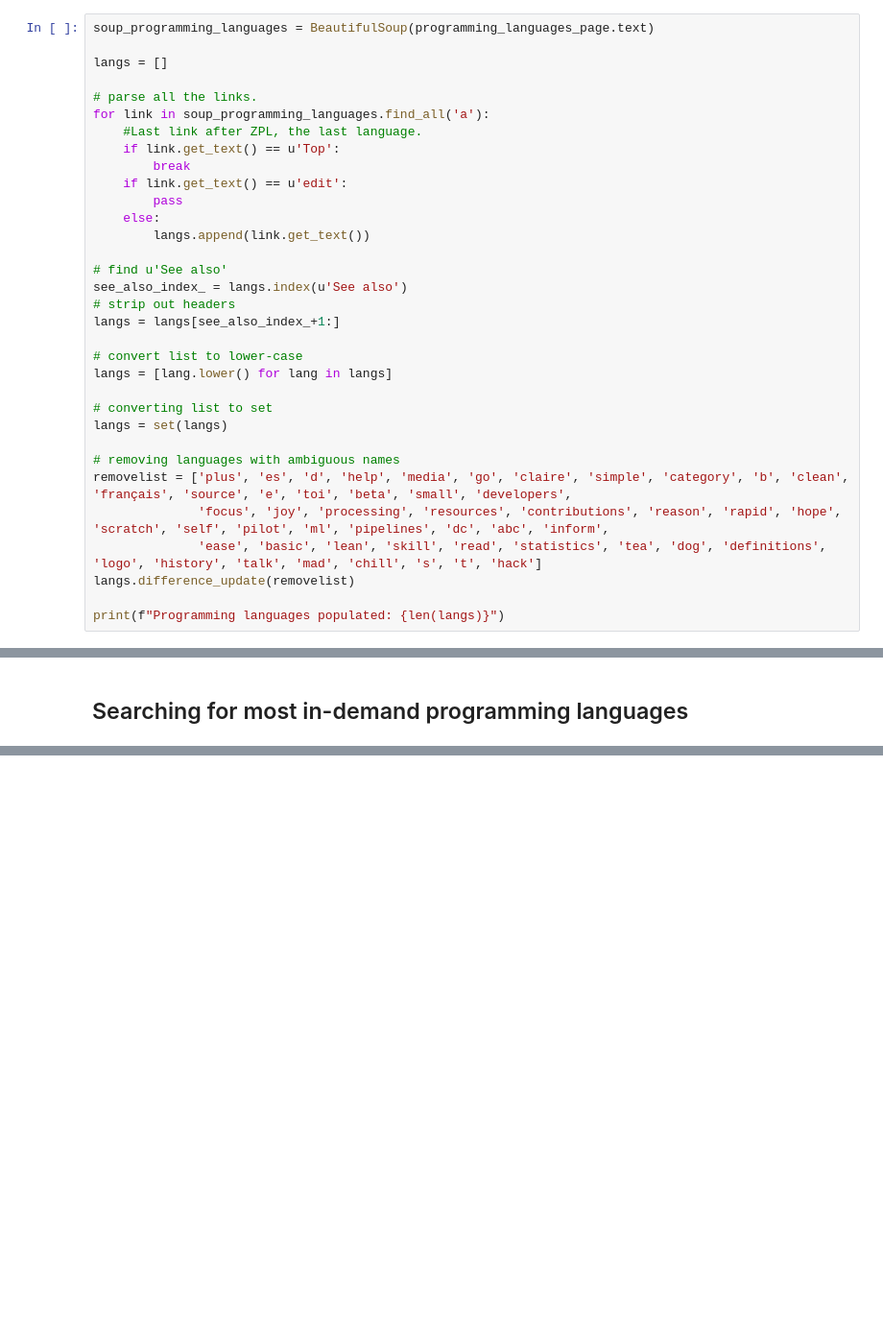
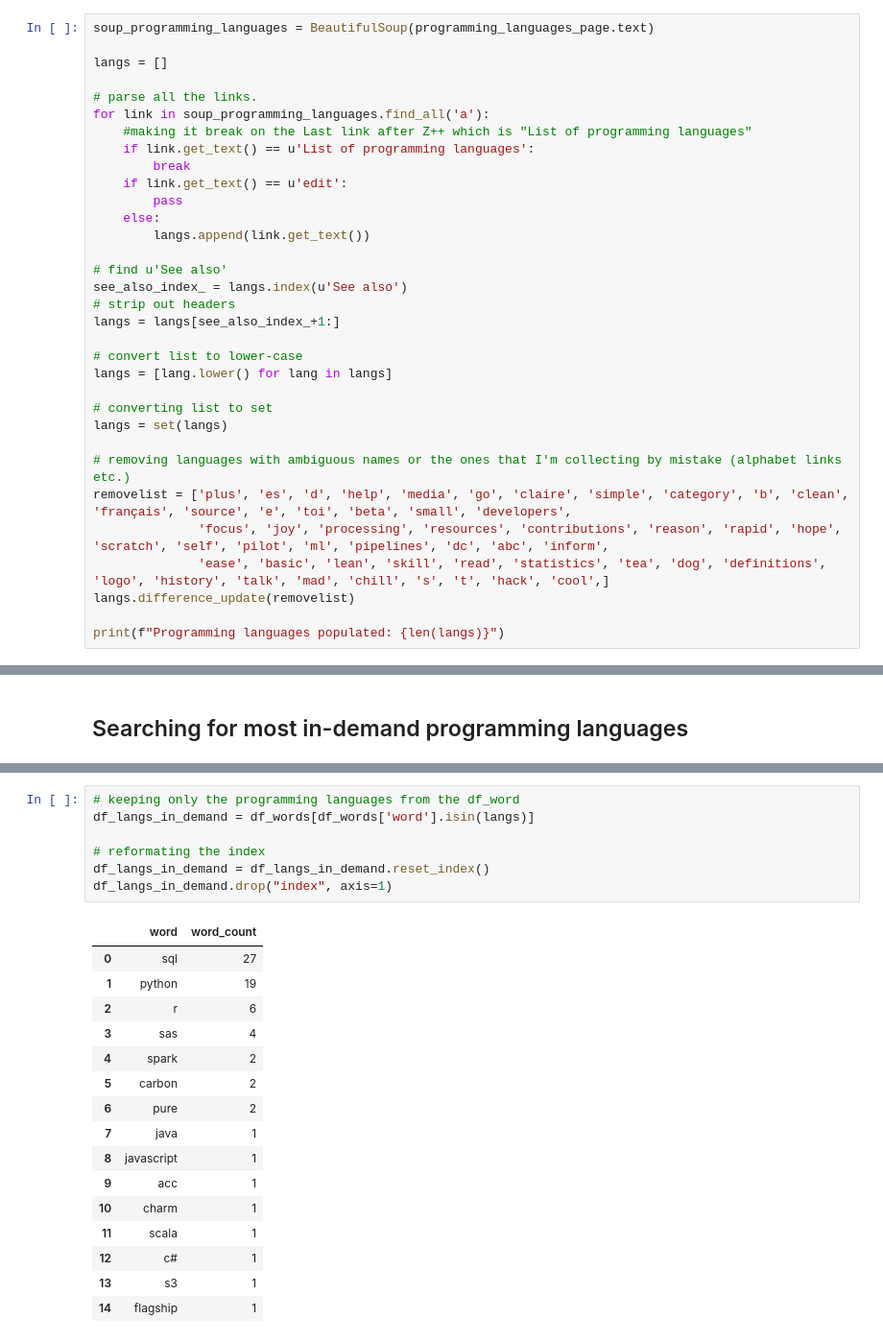
Before and after one commit to M4URIC3-afk/Job_Offer_Scraping, a Jupyter notebook: Main.ipynb, the cells around one changed output, grey strips where cells are left out. Shown at 96% size. Cells and saved outputs as stored; diff of their text form; blank space fills up the shorter version.

Commit message:
Added in-demand dashboarding tools to the notebook, updated the requirements and wrote a Readme file

```diff
--- a/Main.ipynb
+++ b/Main.ipynb
@@ -305,8 +279,8 @@ langs = []
 
 # parse all the links.
 for link in soup_programming_languages.find_all('a'):
-    #Last link after ZPL, the last language.
-    if link.get_text() == u'Top':
+    #making it break on the Last link after Z++ which is "List of programming languages"
+    if link.get_text() == u'List of programming languages':
         break
     if link.get_text() == u'edit':
         pass
@@ -324,10 +298,10 @@ langs = [lang.lower() for lang in langs]
 # converting list to set
 langs = set(langs)
 
-# removing languages with ambiguous names
+# removing languages with ambiguous names or the ones that I'm collecting by mistake (alphabet links etc.)
 removelist = ['plus', 'es', 'd', 'help', 'media', 'go', 'claire', 'simple', 'category', 'b', 'clean', 'français', 'source', 'e', 'toi', 'beta', 'small', 'developers',
               'focus', 'joy', 'processing', 'resources', 'contributions', 'reason', 'rapid', 'hope', 'scratch', 'self', 'pilot', 'ml', 'pipelines', 'dc', 'abc', 'inform',
-              'ease', 'basic', 'lean', 'skill', 'read', 'statistics', 'tea', 'dog', 'definitions', 'logo', 'history', 'talk', 'mad', 'chill', 's', 't', 'hack']
+              'ease', 'basic', 'lean', 'skill', 'read', 'statistics', 'tea', 'dog', 'definitions', 'logo', 'history', 'talk', 'mad', 'chill', 's', 't', 'hack', 'cool',]
 langs.difference_update(removelist)
 
 print(f"Programming languages populated: {len(langs)}")
@@ -360,0 +314,24 @@ df_words[df_words['word'].isin(langs)]
+# %%
+# keeping only the programming languages from the df_word
+df_langs_in_demand = df_words[df_words['word'].isin(langs)]
+
+# reformating the index
+df_langs_in_demand = df_langs_in_demand.reset_index()
+df_langs_in_demand.drop("index", axis=1)
+# %% [output]
+|  | word | word_count |
+| 0 | sql | 27 |
+| 1 | python | 19 |
+| 2 | r | 6 |
+| 3 | sas | 4 |
+| 4 | spark | 2 |
+| 5 | carbon | 2 |
+| 6 | pure | 2 |
+| 7 | java | 1 |
+| 8 | javascript | 1 |
+| 9 | acc | 1 |
+| 10 | charm | 1 |
+| 11 | scala | 1 |
+| 12 | c# | 1 |
+| 13 | s3 | 1 |
+| 14 | flagship | 1 |
```
Also changed, not shown: parts of 32 cells of this notebook, 2 other files.
